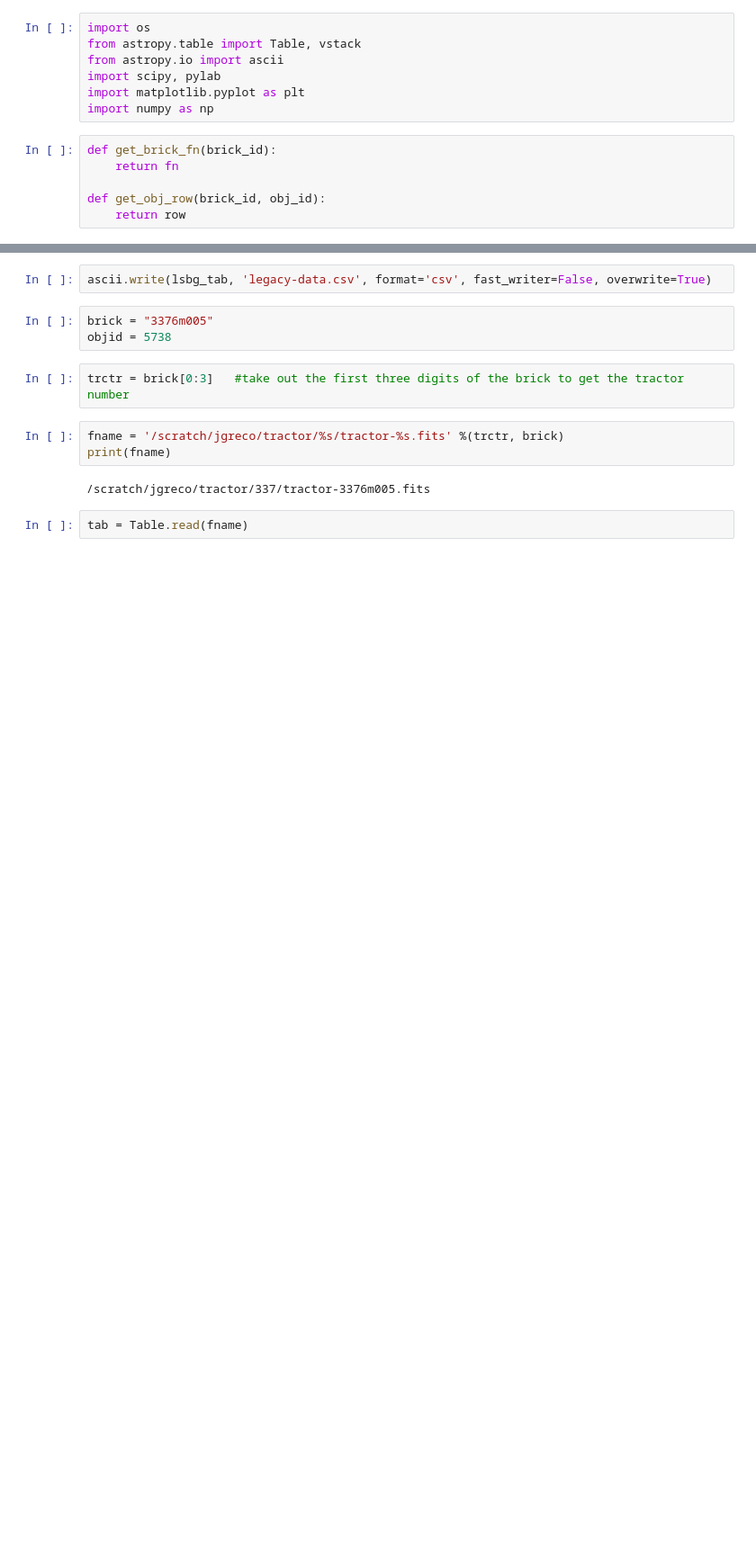
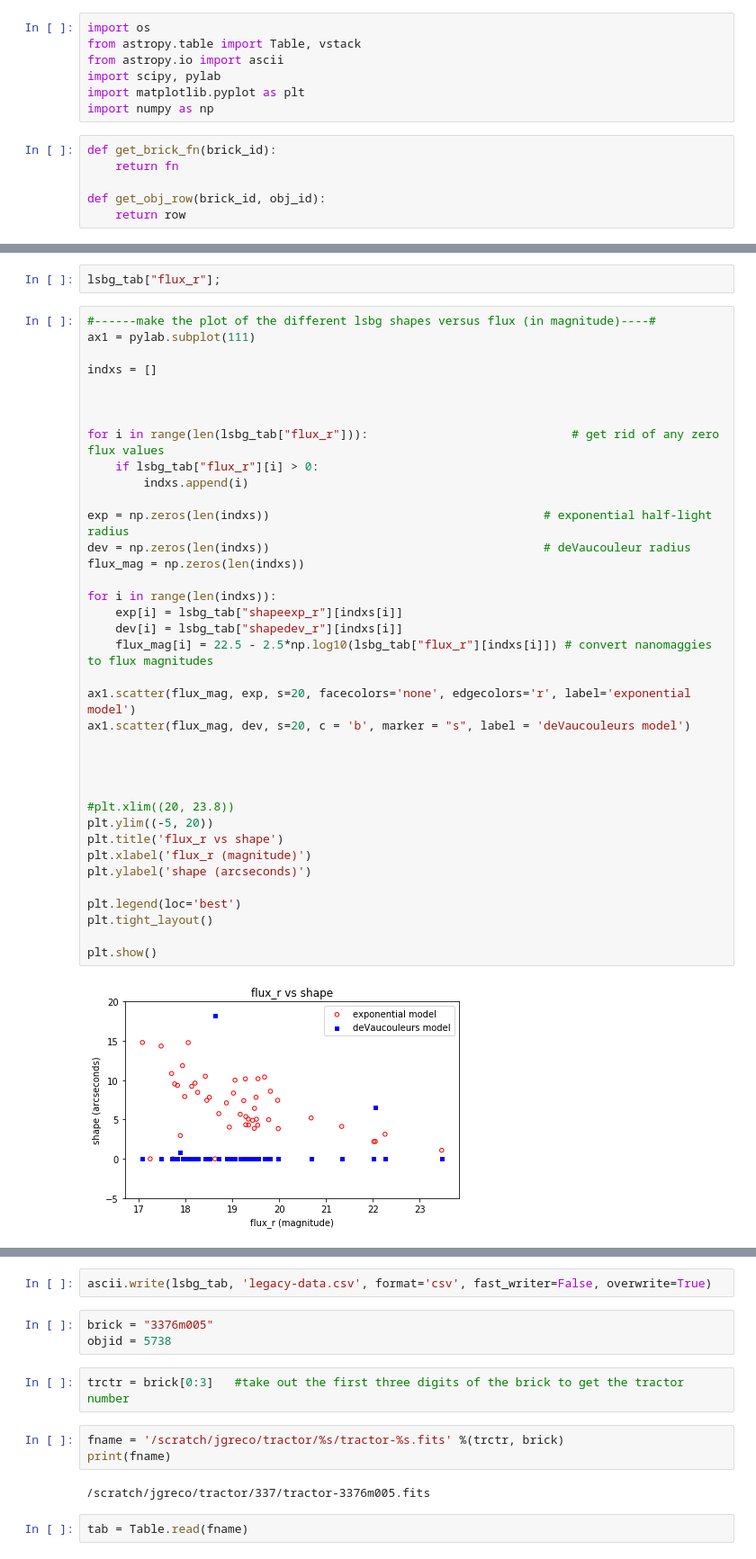
Before and after one commit to tlmakinen/ultra-diffuse-galaxy-JP, a Jupyter notebook: legacy-file-assembly.ipynb, the cells around one changed output, grey strips where cells are left out. Shown at 90% size. Cells and saved outputs as stored; diff of their text form; blank space fills up the shorter version.

Commit message:
compared lsbg samples with tractor background

```diff
--- a/legacy-file-assembly.ipynb
+++ b/legacy-file-assembly.ipynb
@@ -13,0 +49,41 @@ def get_obj_row(brick_id, obj_id):
+# %%
+lsbg_tab["flux_r"];
+# %%
+#------make the plot of the different lsbg shapes versus flux (in magnitude)----#
+ax1 = pylab.subplot(111)
+
+indxs = []
+
+
+
+for i in range(len(lsbg_tab["flux_r"])):                             # get rid of any zero flux values
+    if lsbg_tab["flux_r"][i] > 0:
+        indxs.append(i)
+
+exp = np.zeros(len(indxs))                                       # exponential half-light radius
+dev = np.zeros(len(indxs))                                       # deVaucouleur radius
+flux_mag = np.zeros(len(indxs))
+
+for i in range(len(indxs)):
+    exp[i] = lsbg_tab["shapeexp_r"][indxs[i]]
+    dev[i] = lsbg_tab["shapedev_r"][indxs[i]]
+    flux_mag[i] = 22.5 - 2.5*np.log10(lsbg_tab["flux_r"][indxs[i]]) # convert nanomaggies to flux magnitudes
+
+ax1.scatter(flux_mag, exp, s=20, facecolors='none', edgecolors='r', label='exponential model')
+ax1.scatter(flux_mag, dev, s=20, c = 'b', marker = "s", label = 'deVaucouleurs model')
+
+
+
+
+#plt.xlim((20, 23.8))
+plt.ylim((-5, 20))
+plt.title('flux_r vs shape')
+plt.xlabel('flux_r (magnitude)')
+plt.ylabel('shape (arcseconds)')
+
+plt.legend(loc='best')
+plt.tight_layout()
+
+plt.show()
+# %% [output]
+[figure, added]
```
Also changed, not shown: parts of 10 cells of this notebook, 5 other files.
